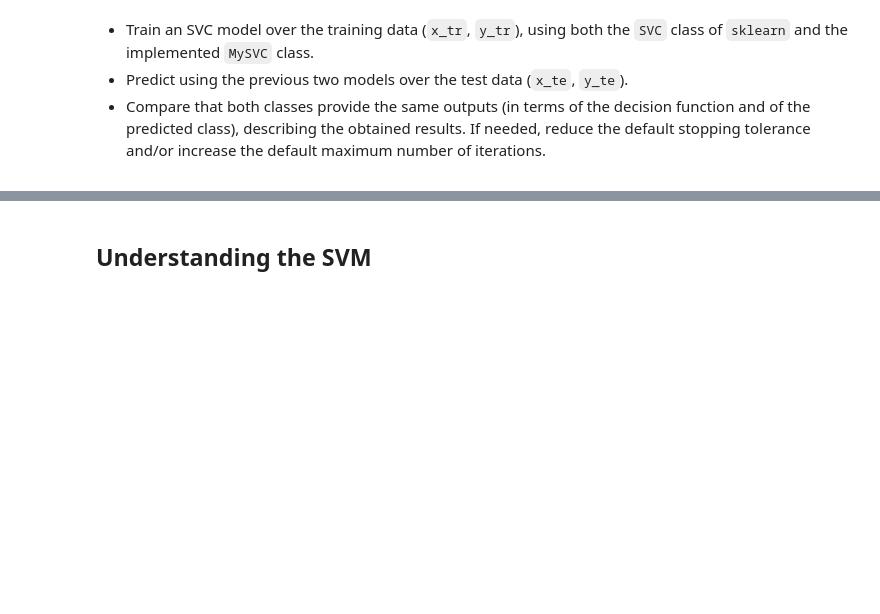
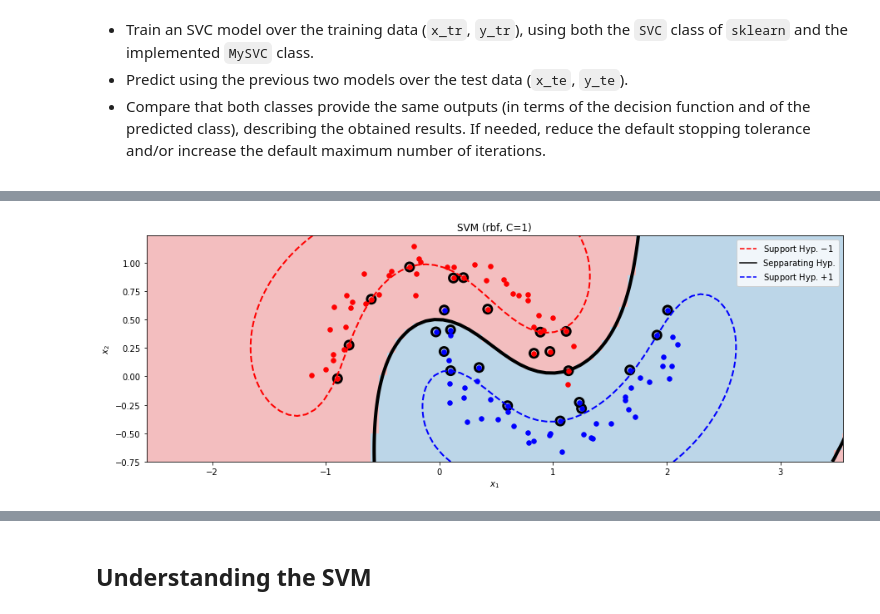
Before and after one commit to XXXPASION/MAAA, a Jupyter notebook: SMO.ipynb, the cells around one changed output, grey strips where cells are left out. Saved outputs shown, nothing was run; the diff lists cells and outputs as text; code cells hidden in the pictures; blank space fills up the shorter version.

```diff
--- a/SMO.ipynb
+++ b/SMO.ipynb
@@ -449,0 +445,4 @@ TypeError: 'tuple' object cannot be interpreted as an integer
+# %%
+plot_svc(x, y, model_sk)
+# %% [output]
+[figure, added]
```
Also changed, not shown: parts of 11 cells of this notebook.
